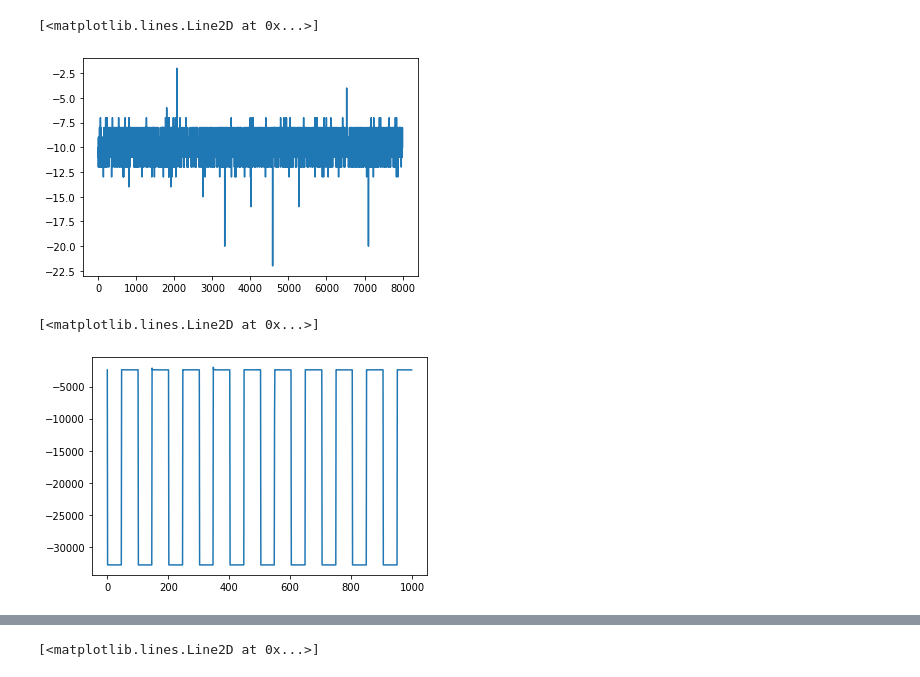
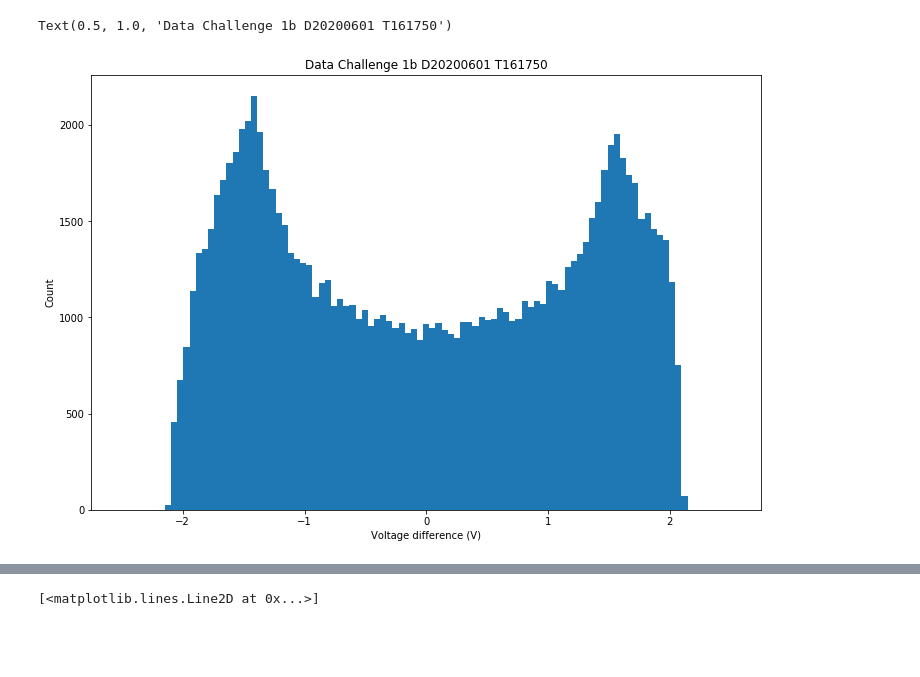
Before and after one commit to suerfu/nidaq, a Jupyter notebook: notebook/data_challeng_1a.ipynb, the cells around one changed output, grey strips where cells are left out. Cells and saved outputs as stored; diff of their text form; code cells hidden in the pictures; blank space fills up the shorter version.

```diff
--- a/notebook/data_challeng_1a.ipynb
+++ b/notebook/data_challeng_1a.ipynb
@@ -4,7 +5 @@ import numpy as np;
 import matplotlib.pyplot as plt;
-# %%
-file_prefix = '/data/data_challenge_1b/Data_Challenge_1b_I1_D20200601_T161750_F00'
-dump_num = '21'
-filename = file_prefix + dump_num + '.hdf5'
-
-file = h5.File( filename )
@@ -30,27 +5,0 @@ Keys under adc1:
-# %%
-ch_index = 3
-evt_index = 10
-
-
-event_name = 'event_%d' % evt_index
-event1 = file['adc1'][event_name][ch_index][nb_samples-4000:]
-
-evt_index += 1
-event_name = 'event_%d' % evt_index
-event2 = file['adc1'][event_name][ch_index][:4000]
-
-event = np.append( event1, event2)
-
-plt.plot( event )
-# %% [output]
-[<matplotlib.lines.Line2D at 0x...>]
-[figure, removed]
-# %%
-chan_index = 1
-
-event_name = 'event_%d' % evt_index
-event = -f[event_name][chan_index][0:1000]
-plt.plot(event)
-# %% [output]
-[<matplotlib.lines.Line2D at 0x...>]
-[figure, removed]
@@ -56,0 +69,9 @@ plt.plot(event)
+# %%
+plt.figure( figsize=(12,8) );
+plt.hist(DY, bins=np.linspace(-2.5, 2.5, 100));
+plt.xlabel("Voltage difference (V)");
+plt.ylabel("Count");
+plt.title('Data Challenge 1b D20200601 T161750')
+# %% [output]
+Text(0.5, 1.0, 'Data Challenge 1b D20200601 T161750')
+[figure, added]
```
Also changed, not shown: parts of 6 cells of this notebook, 3 other files.
